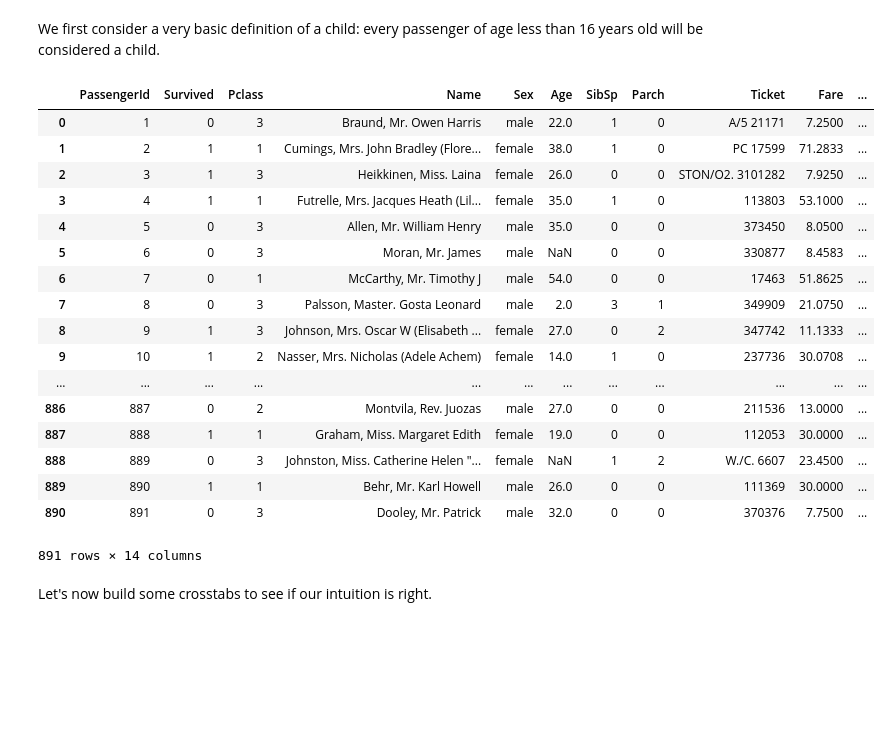
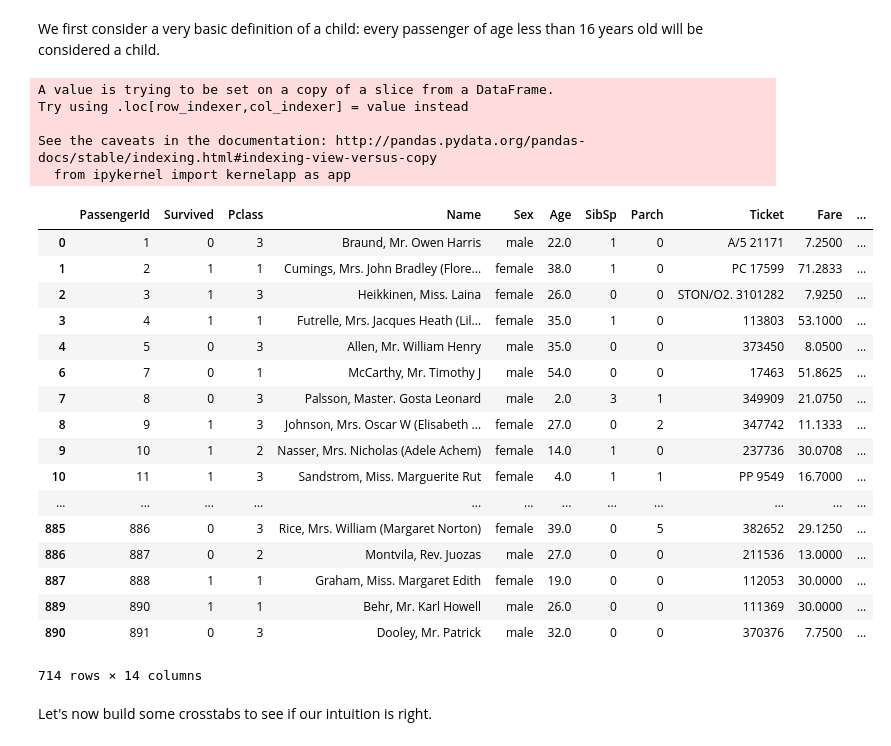
Before and after one commit to jboludae/DAND_project_2, a Jupyter notebook: titanic_survival_analysis.ipynb, the cells around one changed output. Drawn from its saved outputs; the diff is of its cells as text; code cells hidden in the pictures; blank space fills up the shorter version.

Commit message:
FIX: change how NaN values are handled in Age column

```diff
--- a/titanic_survival_analysis.ipynb
+++ b/titanic_survival_analysis.ipynb
@@ -263,29 +273,37 @@ This plots do not lead anywhere and the crosstab contradicts our intuition. So,
 # Where children and women more frequent in a certain Pclass?
 # %% [markdown]
 We first consider a very basic definition of a child: every passenger of age less than 16 years old will be considered a child.
+# %%
+# We ignore missing data in the Age column
+titanic_survival_no_age_missing_data = titanic_survival[titanic_survival['Age'].notnull()]
 # %%
 # Let's add an indicator column that indicates if a passenger is a child
-titanic_survival['boolean_child'] = titanic_survival['Age'] <= 16
-titanic_survival
+titanic_survival_no_age_missing_data['boolean_child'] = titanic_survival_no_age_missing_data['Age'] <= 16
+titanic_survival_no_age_missing_data
 # %% [output]
+A value is trying to be set on a copy of a slice from a DataFrame.
+Try using .loc[row_indexer,col_indexer] = value instead
+
+See the caveats in the documentation: http://pandas.pydata.org/pandas-docs/stable/indexing.html#indexing-view-versus-copy
+  from ipykernel import kernelapp as app
 |  | PassengerId | Survived | Pclass | Name | Sex | Age | SibSp | Parch | Ticket | Fare | ... |
 | 0 | 1 | 0 | 3 | Braund, Mr. Owen Harris | male | 22.0 | 1 | 0 | A/5 21171 | 7.2500 | ... |
 | 1 | 2 | 1 | 1 | Cumings, Mrs. John Bradley (Flore... | female | 38.0 | 1 | 0 | PC 17599 | 71.2833 | ... |
 | 2 | 3 | 1 | 3 | Heikkinen, Miss. Laina | female | 26.0 | 0 | 0 | STON/O2. 3101282 | 7.9250 | ... |
 | 3 | 4 | 1 | 1 | Futrelle, Mrs. Jacques Heath (Lil... | female | 35.0 | 1 | 0 | 113803 | 53.1000 | ... |
 | 4 | 5 | 0 | 3 | Allen, Mr. William Henry | male | 35.0 | 0 | 0 | 373450 | 8.0500 | ... |
-| 5 | 6 | 0 | 3 | Moran, Mr. James | male | NaN | 0 | 0 | 330877 | 8.4583 | ... |
 | 6 | 7 | 0 | 1 | McCarthy, Mr. Timothy J | male | 54.0 | 0 | 0 | 17463 | 51.8625 | ... |
 | 7 | 8 | 0 | 3 | Palsson, Master. Gosta Leonard | male | 2.0 | 3 | 1 | 349909 | 21.0750 | ... |
 | 8 | 9 | 1 | 3 | Johnson, Mrs. Oscar W (Elisabeth ... | female | 27.0 | 0 | 2 | 347742 | 11.1333 | ... |
 | 9 | 10 | 1 | 2 | Nasser, Mrs. Nicholas (Adele Achem) | female | 14.0 | 1 | 0 | 237736 | 30.0708 | ... |
+| 10 | 11 | 1 | 3 | Sandstrom, Miss. Marguerite Rut | female | 4.0 | 1 | 1 | PP 9549 | 16.7000 | ... |
 | ... | ... | ... | ... | ... | ... | ... | ... | ... | ... | ... | ... |
+| 885 | 886 | 0 | 3 | Rice, Mrs. William (Margaret Norton) | female | 39.0 | 0 | 5 | 382652 | 29.1250 | ... |
 | 886 | 887 | 0 | 2 | Montvila, Rev. Juozas | male | 27.0 | 0 | 0 | 211536 | 13.0000 | ... |
 | 887 | 888 | 1 | 1 | Graham, Miss. Margaret Edith | female | 19.0 | 0 | 0 | 112053 | 30.0000 | ... |
-| 888 | 889 | 0 | 3 | Johnston, Miss. Catherine Helen "... | female | NaN | 1 | 2 | W./C. 6607 | 23.4500 | ... |
 | 889 | 890 | 1 | 1 | Behr, Mr. Karl Howell | male | 26.0 | 0 | 0 | 111369 | 30.0000 | ... |
 | 890 | 891 | 0 | 3 | Dooley, Mr. Patrick | male | 32.0 | 0 | 0 | 370376 | 7.7500 | ... |
-891 rows × 14 columns
+714 rows × 14 columns
 # %% [markdown]
 Let's now build some crosstabs to see if our intuition is right.
 # %%
```
Also changed, not shown: parts of 15 cells of this notebook, 1 other file.
